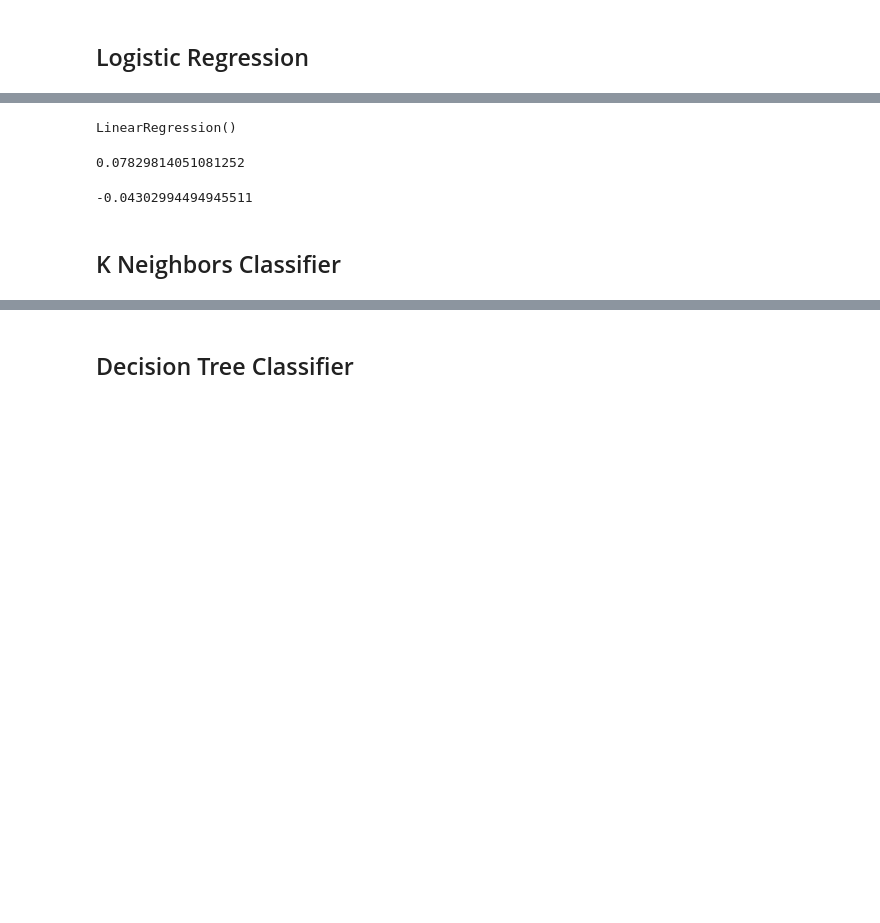
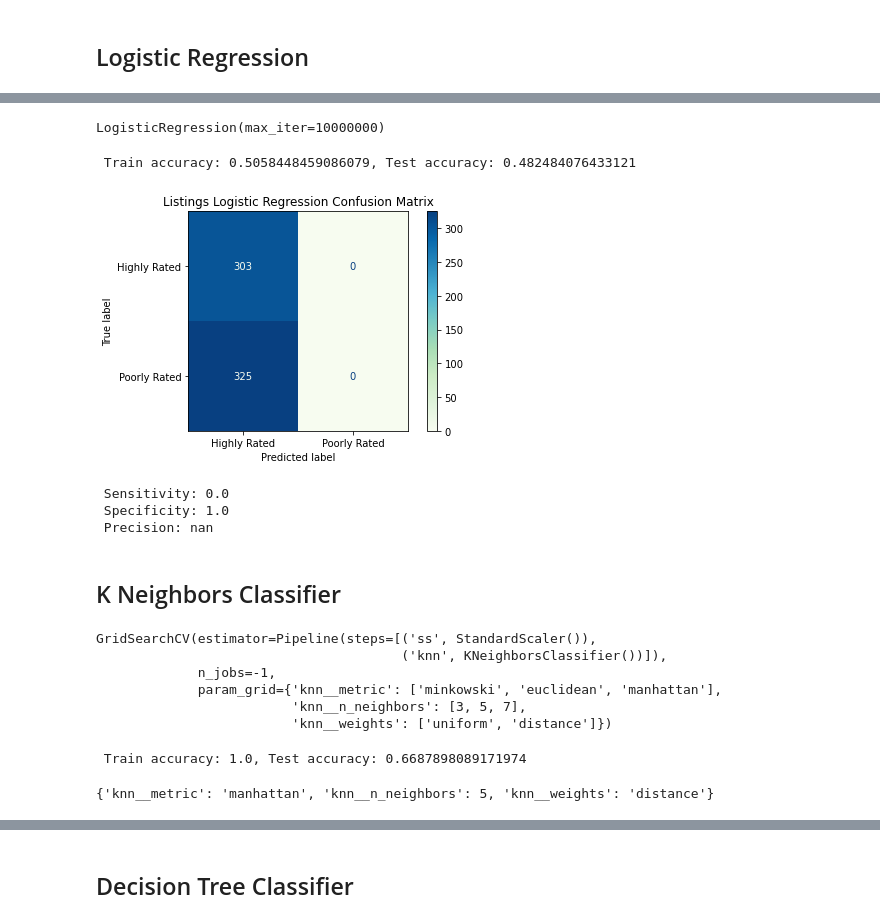
Before and after one commit to myacarrizosa/Airbnb-Rating-Prediction, a Jupyter notebook: 03_Modeling.ipynb, the cells around one changed output, grey strips where cells are left out. Saved outputs shown, nothing was run; the diff lists cells and outputs as text; code cells hidden in the pictures; blank space fills up the shorter version.

```diff
--- a/03_Modeling.ipynb
+++ b/03_Modeling.ipynb
@@ -34,3 +40,7 @@ y_test_r = pd.read_csv('./data/y_test_r.csv', index_col='Unnamed: 0')
+# %%
+X_train_l.drop(columns = ['id'], inplace = True)
+X_test_l.drop(columns = ['id'], inplace = True)
+X_train_l.columns
 # %%
 r_X_train =  X_train_r['lem_comments']
 r_X_test = X_test_r['lem_comments']
@@ -48,14 +67,12 @@ NameError: name 'y_train_l' is not defined
 # %%
-lr = LinearRegression()
+logreg = LogisticRegression(max_iter = 10000000)
 # %%
-lr.fit(X_train_l, y_train)
+logreg.fit(X_train_l, y_train_l)
 # %% [output]
-LinearRegression()
+LogisticRegression(max_iter=10000000)
 # %%
-lr.score(X_train_l, y_train)
+print(f' Train accuracy: {logreg.score(X_train_l, y_train_l)}, Test accuracy: {logreg.score(X_test_l, y_test_l)}')
 # %% [output]
-0.07829814051081252
+ Train accuracy: 0.5058448459086079, Test accuracy: 0.482484076433121
-# %%
-lr.score(X_test_l, y_test)
-# %% [output]
--0.04302994494945511
+# %%
+y_pred_logreg = logreg.predict(X_test_l)
@@ -62,2 +81,51 @@ lr.score(X_test_l, y_test)
+# %%
+cmd = ConfusionMatrixDisplay(confusion_matrix=confusion_matrix(y_test_l, y_pred_logreg),
+                      display_labels=['Highly Rated', 'Poorly Rated']);
+cmd.plot(cmap = 'GnBu')
+plt.title('Listings Logistic Regression Confusion Matrix')
+plt.tight_layout();
+# %% [output]
+[figure, added]
+# %%
+#Sensitivity
+print(f' Sensitivity: {tp_lr / (tp_lr+fn_lr)}')
+#Specificity
+print(f' Specificity: {tn_lr / (tn_lr+fp_lr)}')
+#Precision
+print(f' Precision: {tp_lr/(tp_lr+fp_lr)}')
+# %% [output]
+ Sensitivity: 0.0
+ Specificity: 1.0
+ Precision: nan
 # %% [markdown]
 ## K Neighbors Classifier
+# %%
+pipe_cvec_knn = Pipeline([
+    ('ss', StandardScaler(with_mean = True)),
+    ('knn', KNeighborsClassifier())
+])
+
+pipe_cvec_knn_params = {
+    'knn__n_neighbors': [3, 5, 7],
+    'knn__weights': ['uniform', 'distance'],
+    'knn__metric': ['minkowski', 'euclidean', 'manhattan']
+
+}
+
+gs_cvec_knn = GridSearchCV(pipe_cvec_knn, pipe_cvec_knn_params, n_jobs = -1)
+gs_cvec_knn.fit(X_train_l, y_train_l)
+# %% [output]
+GridSearchCV(estimator=Pipeline(steps=[('ss', StandardScaler()),
+                                       ('knn', KNeighborsClassifier())]),
+             n_jobs=-1,
+             param_grid={'knn__metric': ['minkowski', 'euclidean', 'manhattan'],
+                         'knn__n_neighbors': [3, 5, 7],
+                         'knn__weights': ['uniform', 'distance']})
+# %%
+print(f' Train accuracy: {gs_cvec_knn.score(X_train_l, y_train_l)}, Test accuracy: {gs_cvec_knn.score(X_test_l, y_test_l)}')
+# %% [output]
+ Train accuracy: 1.0, Test accuracy: 0.6687898089171974
+# %%
+gs_cvec_knn.best_params_
+# %% [output]
+{'knn__metric': 'manhattan', 'knn__n_neighbors': 5, 'knn__weights': 'distance'}
```
Also changed, not shown: parts of 94 cells of this notebook, 1 other file.
